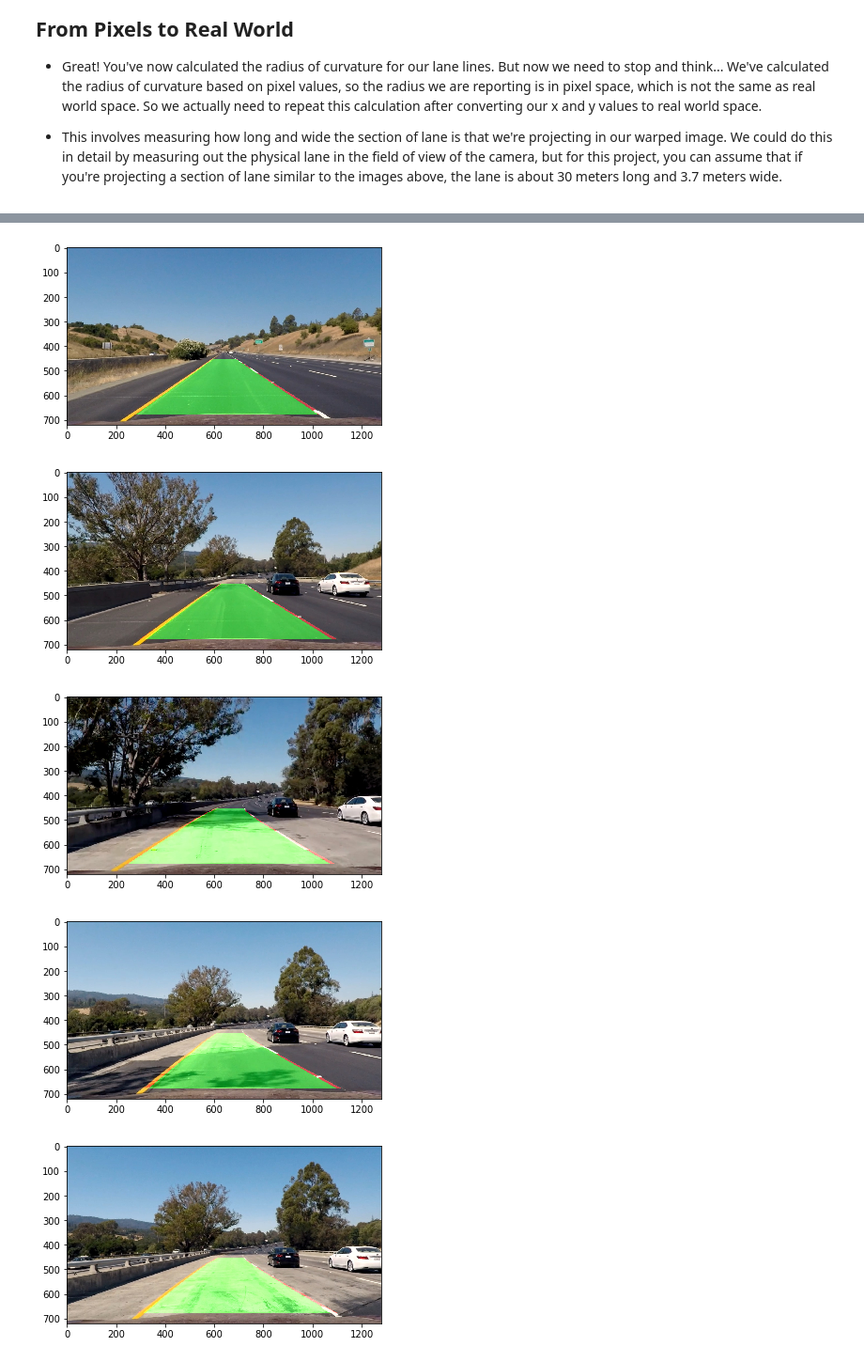
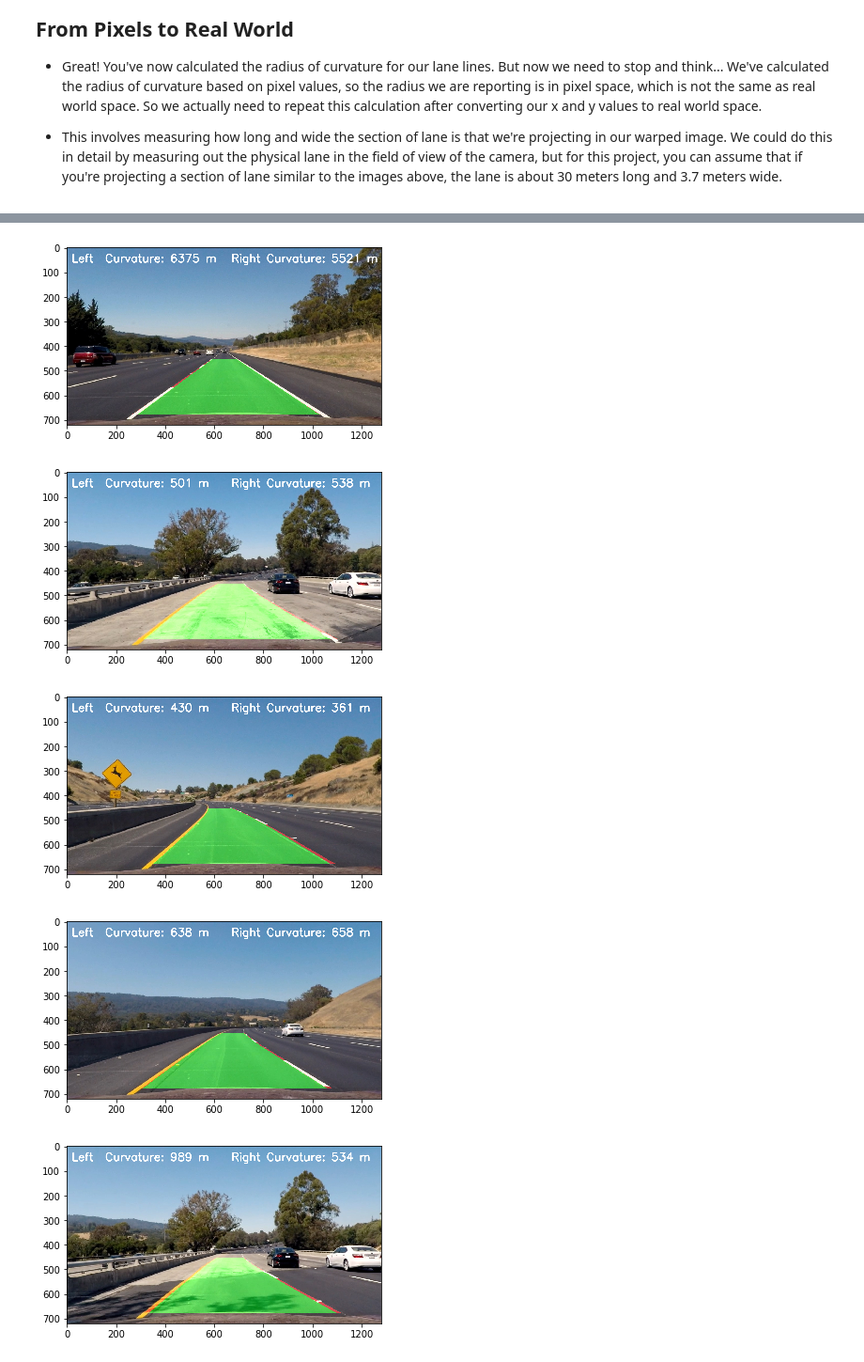
Before and after one commit to OSobky/SDC-PORJECT1, a Jupyter notebook: Project-1/Project_1.ipynb, the cells around one changed output, grey strips where cells are left out. Shown at 94% size. Drawn from its saved outputs; the diff is of its cells as text; code cells hidden in the pictures.

Commit message:
Added line curvature calculation

```diff
--- a/Project-1/Project_1.ipynb
+++ b/Project-1/Project_1.ipynb
@@ -329,6 +329,43 @@ $$f''(y) = \frac{d^2x}{dy^2} =A$$
 * Great! You've now calculated the radius of curvature for our lane lines. But now we need to stop and think... We've calculated the radius of curvature based on pixel values, so the radius we are reporting is in pixel space, which is not the same as real world space. So we actually need to repeat this calculation after converting our x and y values to real world space.
 
 * This involves measuring how long and wide the section of lane is that we're projecting in our warped image. We could do this in detail by measuring out the physical lane in the field of view of the camera, but for this project, you can assume that if you're projecting a section of lane similar to the images above, the lane is about 30 meters long and 3.7 meters wide.
+# %%
+def calc_curvatures(left_polyfit, right_polyfit, plot_y):
+    y_eval = np.max(plot_y)
+
+    left_radius = ((1 + (2*left_polyfit[0]*y_eval + left_polyfit[1])**2)**1.5) / np.absolute(2*left_polyfit[0])
+    right_radius = ((1 + (2*right_polyfit[0]*y_eval + right_polyfit[1])**2)**1.5) / np.absolute(2*right_polyfit[0])
+
+    return left_radius, right_radius
+
+def calc_curvatures_m(left_y, left_x, right_y, right_x, plot_y):
+    lane_length = 30
+    lane_width = 3.7
+    ym_per_pix = lane_length/720
+    xm_per_pix = lane_width/700
+
+    y_eval = np.max(plot_y)*ym_per_pix
+
+    #fitting polynomials to real-world space
+    left_polyfit = np.polyfit(left_y*ym_per_pix, left_x*xm_per_pix, 2)
+    right_polyfit = np.polyfit(right_y*ym_per_pix, right_x*xm_per_pix, 2)
+
+    left_radius = ((1 + (2*left_polyfit[0]*y_eval + left_polyfit[1] )**2)**1.5) / np.absolute(2*left_polyfit[0])
+    right_radius = ((1 + (2*right_polyfit[0]*y_eval  + right_polyfit[1] )**2)**1.5) / np.absolute(2*right_polyfit[0])
+
+    return left_radius, right_radius
+
+def show_curv_on_image(img, left_curv, right_curv):
+    # Creating Text and set font parameters
+    TextL = "Left  Curvature: " + str(int(left_curv)) + " m"
+    TextR = "Right Curvature: " + str(int(right_curv))+ " m"
+    fontScale=1.5
+    thickness=3
+    fontFace = cv2.FONT_HERSHEY_SIMPLEX
+
+    # Using CV2 putText to write text into images
+    cv2.putText(img, TextL, (20,60), fontFace, fontScale,(255,255,255), thickness,  lineType = cv2.LINE_AA)
+    cv2.putText(img, TextR, (670,60), fontFace, fontScale,(255,255,255), thickness,  lineType = cv2.LINE_AA)
 # %%
 for i in range(len(th_imgs)):
     orig_img = cal_imgs[i]
@@ -337,6 +374,10 @@ for i in range(len(th_imgs)):
     binary_img, out_img, left_peak, right_peak = Calc_Histogram(orig_img, threshold_img)
     new_out, left_polyfit, right_polyfit, left_y, left_x, right_y, right_x, plot_y  = sliding_window(orig_img, binary_img, out_img, left_peak, right_peak)
     output = draw_lane(orig_img ,binary_img, left_polyfit, right_polyfit)
+    left_curv, right_curv = calc_curvatures_m(left_y, left_x, right_y, right_x, plot_y)
+
+    show_curv_on_image(output, left_curv, right_curv)
+
     plt.figure()
     plt.imshow(output)
 # %% [output]
@@ -344,5 +385,5 @@ for i in range(len(th_imgs)):
-[figure, old version]
+[figure, new version]
-[figure, old version]
+[figure, new version]
-[figure, old version]
+[figure, new version]
-[figure, old version]
+[figure, new version]
-[figure, old version]
+[figure, new version]
```
Also changed, not shown: parts of 2 cells of this notebook.
